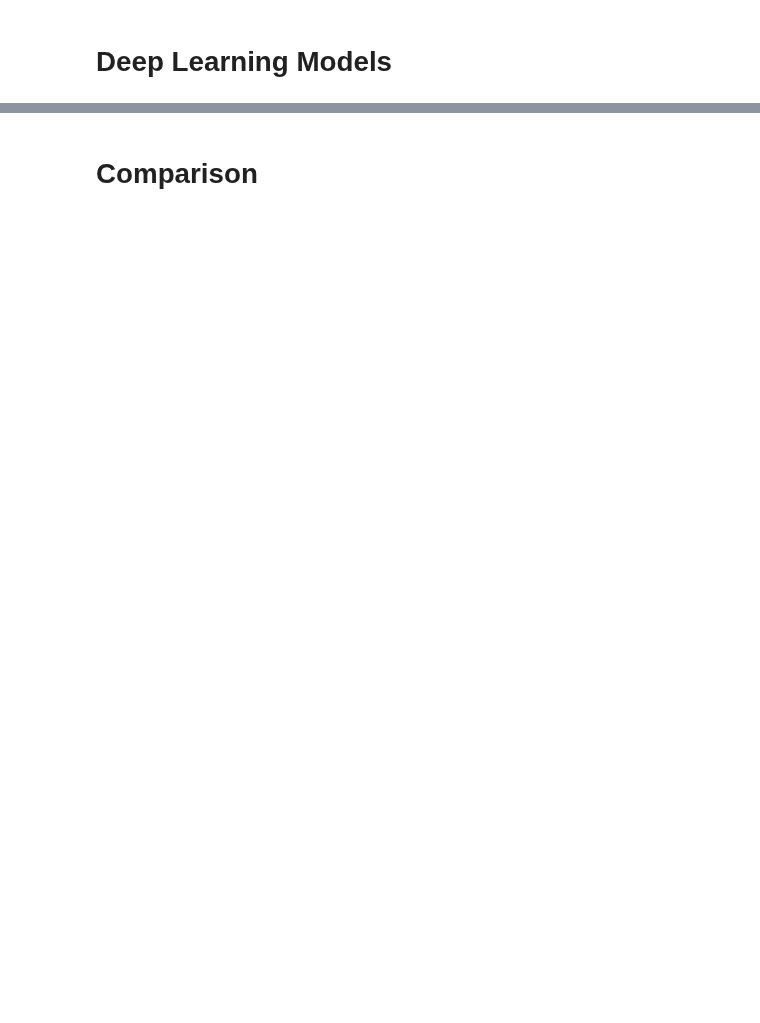
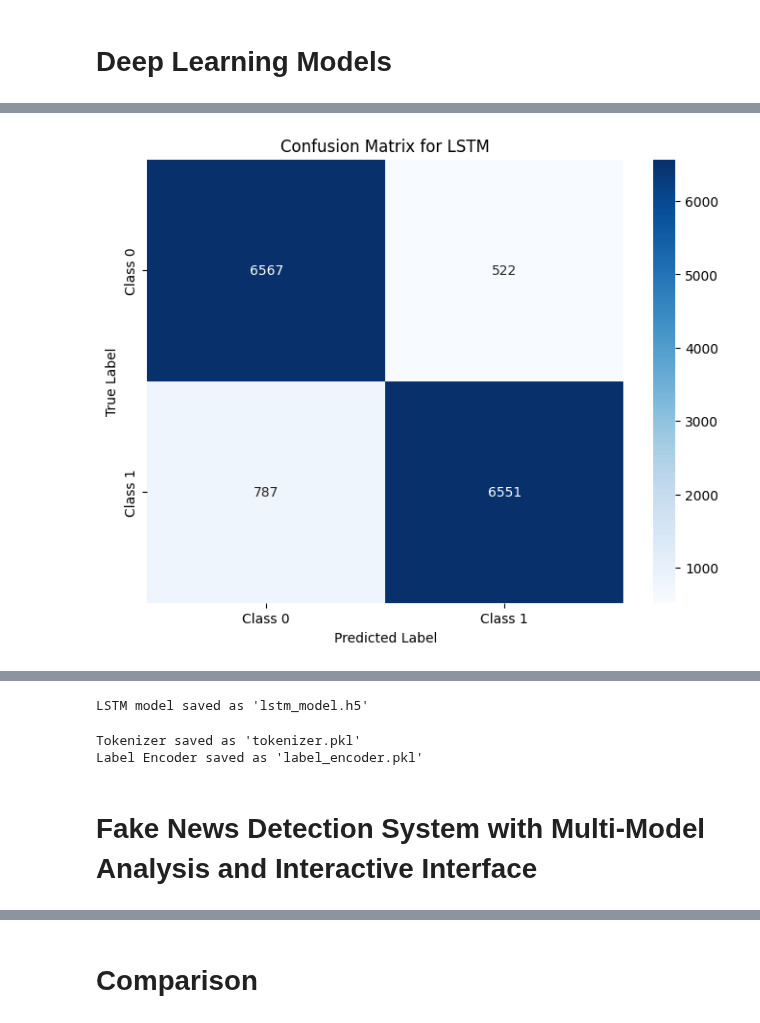
Before and after one commit to PARTH264/Fake-News-Detection, a Jupyter notebook: Fake_News_Detection.ipynb, the cells around one changed output, grey strips where cells are left out. Drawn from its saved outputs; the diff is of its cells as text; code cells hidden in the pictures; blank space fills up the shorter version.

```diff
--- a/Fake_News_Detection.ipynb
+++ b/Fake_News_Detection.ipynb
@@ -428,0 +605,17 @@ Confusion Matrix:
+# %%
+# Confusion Matrix and Plot
+cm_lstm = confusion_matrix(y_test, y_pred_lstm)
+
+# Plot the confusion matrix
+plt.figure(figsize=(8, 6))
+sns.heatmap(cm_lstm, annot=True, fmt='g', cmap='Blues', xticklabels=['Class 0', 'Class 1'], yticklabels=['Class 0', 'Class 1'])
+plt.title('Confusion Matrix for LSTM')
+plt.xlabel('Predicted Label')
+plt.ylabel('True Label')
+plt.show()
+
+# Save the model using Keras
+model.save('lstm_model.h5')
+print("LSTM model saved as 'lstm_model.h5'")
+# %% [output]
+[figure, added]
@@ -428,0 +623,14 @@ Confusion Matrix:
+LSTM model saved as 'lstm_model.h5'
+# %%
+# Save the Tokenizer
+joblib.dump(tokenizer, 'tokenizer.pkl')
+print("Tokenizer saved as 'tokenizer.pkl'")
+
+# Save the Label Encoder
+joblib.dump(le, 'label_encoder.pkl')
+print("Label Encoder saved as 'label_encoder.pkl'")
+# %% [output]
+Tokenizer saved as 'tokenizer.pkl'
+Label Encoder saved as 'label_encoder.pkl'
+# %% [markdown]
+# **Fake News Detection System with Multi-Model Analysis and Interactive Interface**
```
Also changed, not shown: parts of 28 cells of this notebook.
